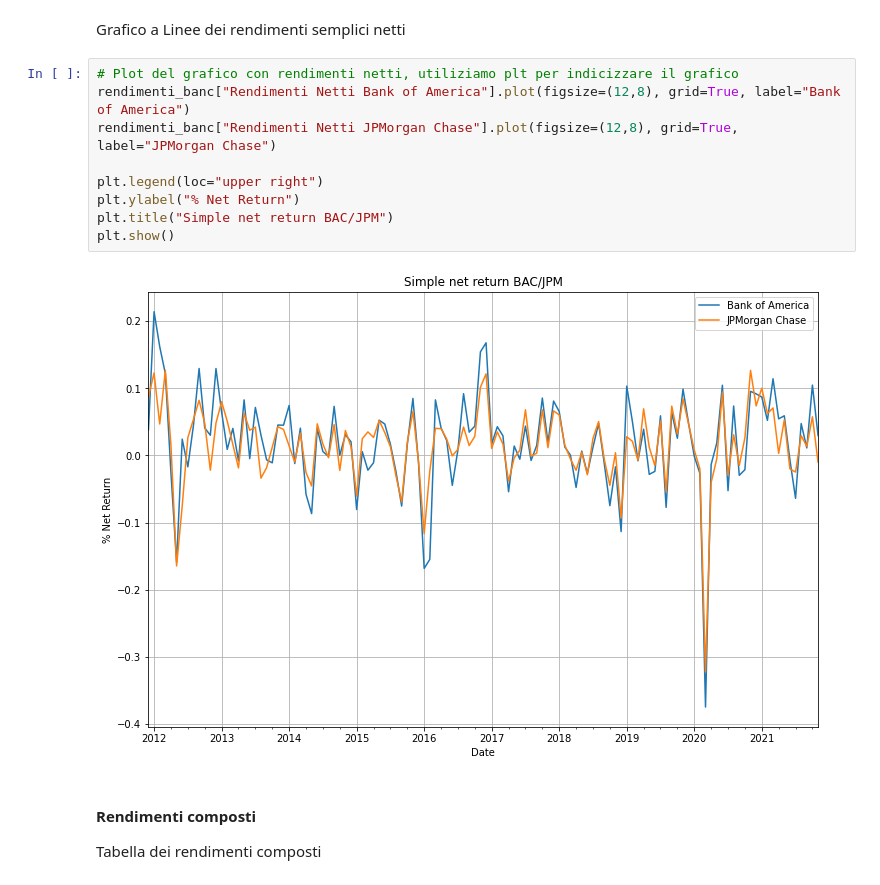
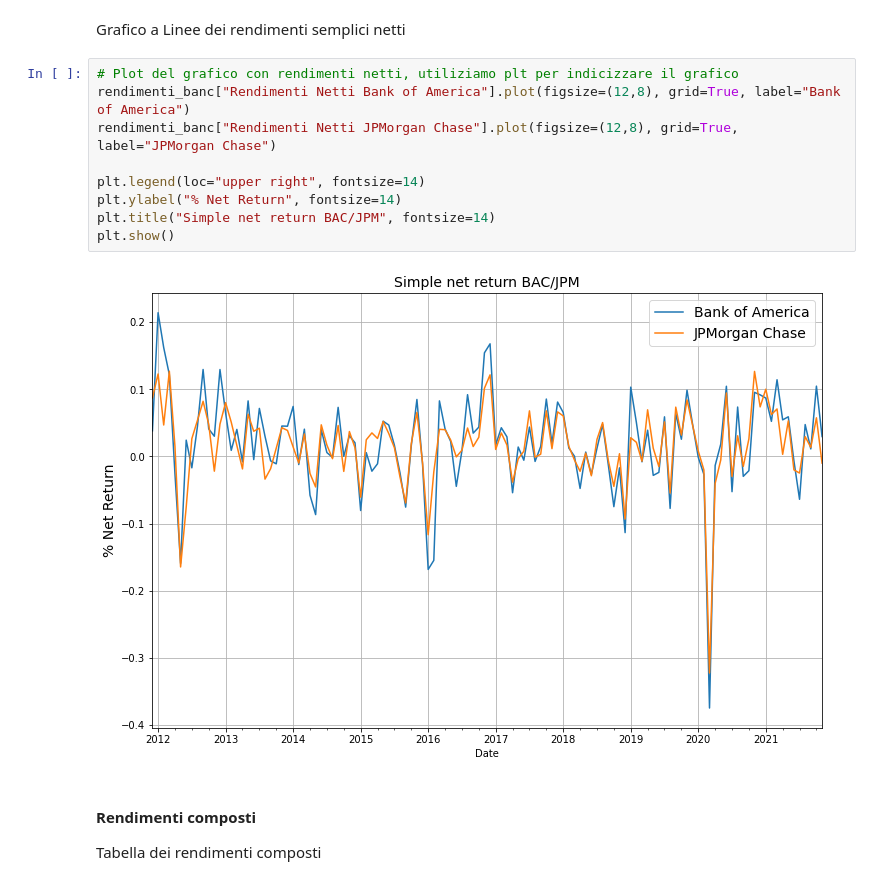
Before and after one commit to tommcamm/BISF-Project, a Jupyter notebook: python/Notebook del progetto.ipynb, the cells around one changed output. Drawn from its saved outputs; the diff is of its cells as text.

```diff
--- a/python/Notebook del progetto.ipynb
+++ b/python/Notebook del progetto.ipynb
@@ -411,14 +411,14 @@ Grafico a Linee dei rendimenti semplici netti
 # %%
 # Plot del grafico con rendimenti netti, utiliziamo plt per indicizzare il grafico
 rendimenti_banc["Rendimenti Netti Bank of America"].plot(figsize=(12,8), grid=True, label="Bank of America")
 rendimenti_banc["Rendimenti Netti JPMorgan Chase"].plot(figsize=(12,8), grid=True, label="JPMorgan Chase")
 
-plt.legend(loc="upper right")
-plt.ylabel("% Net Return")
-plt.title("Simple net return BAC/JPM")
+plt.legend(loc="upper right", fontsize=14)
+plt.ylabel("% Net Return", fontsize=14)
+plt.title("Simple net return BAC/JPM", fontsize=14)
 plt.show()
 # %% [output]
-[figure, old version]
+[figure, new version]
 # %% [markdown]
 #### Rendimenti composti
 Tabella dei rendimenti composti
```
Also changed, not shown: parts of 2 cells of this notebook, 5 other files.
